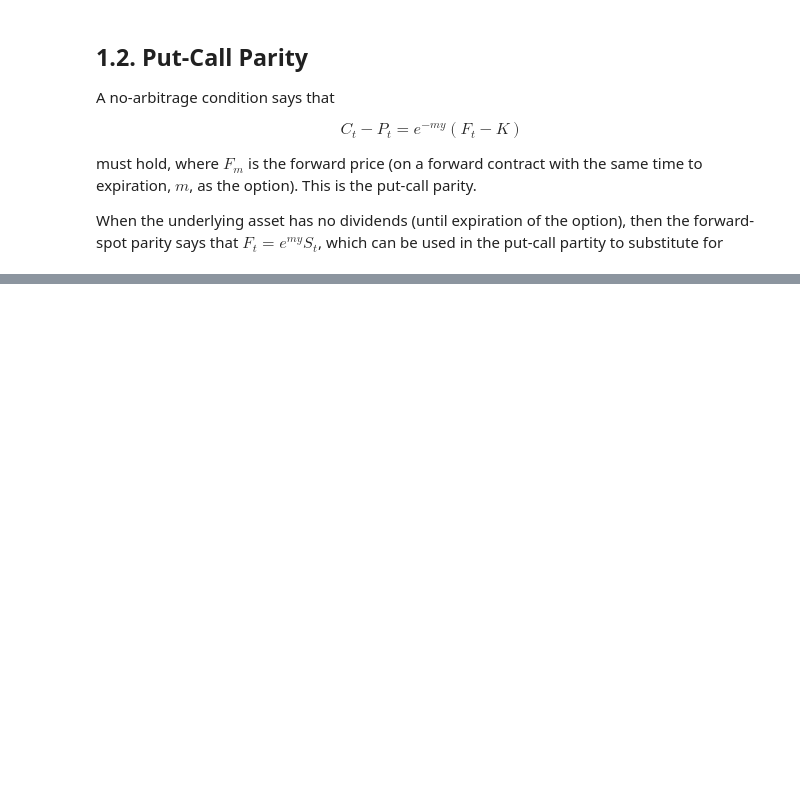
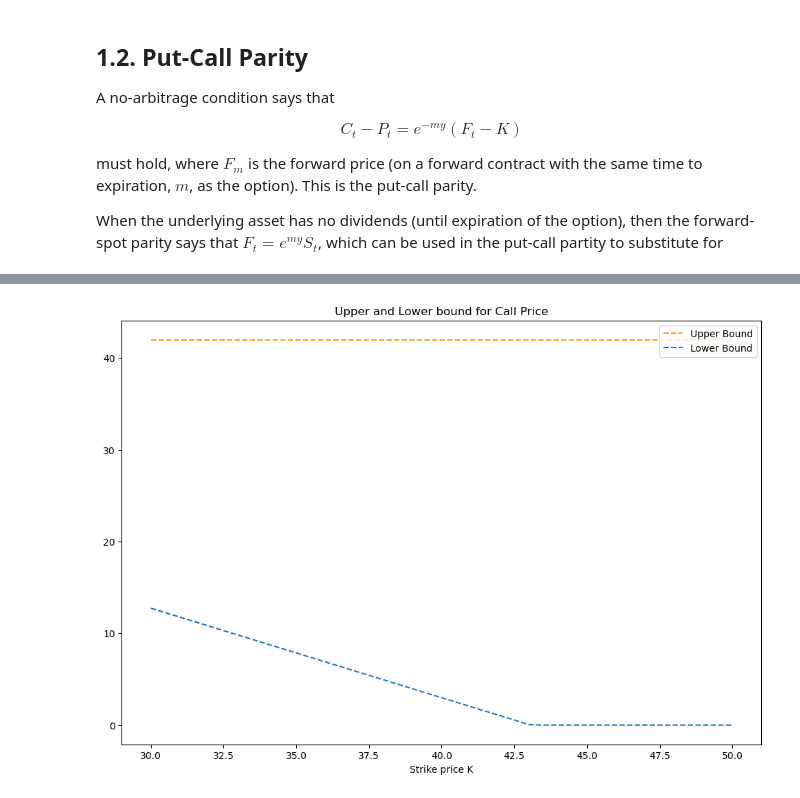
Before and after one commit to jacoporauseo/TheoryofFinanceHSG, a Jupyter notebook: 19. Basic Options.ipynb, the cells around one changed output, grey strips where cells are left out. Drawn from its saved outputs; the diff is of its cells as text; code cells hidden in the pictures; blank space fills up the shorter version.

```diff
--- a/19. Basic Options.ipynb
+++ b/19. Basic Options.ipynb
@@ -93,0 +102,20 @@ When the underlying asset has no dividends (until expiration of the option), the
+# %%
+S,m,y = 42,0.5,0.05
+
+F = np.exp(m*y)*S
+
+K_range = np.arange(30,50+0.5,0.5)
+n = len(K_range)
+
+C_Upper = np.exp(-m*y)*F
+C_Lower = np.maximum(np.zeros(n),np.exp(-m*y)*(F-K_range))
+
+plt.figure(figsize=(12,8))
+plt.hlines(y=C_Upper, xmin=30, xmax=50, linestyle="--", label = "Upper Bound", color = "orange")
+plt.plot(K_range, C_Lower, linestyle="--", label = "Lower Bound")
+plt.title("Upper and Lower bound for Call Price")
+plt.xlabel("Strike price K")
+plt.legend()
+plt.show()
+# %% [output]
+[figure, added]
```
Also changed, not shown: parts of 3 cells of this notebook.
